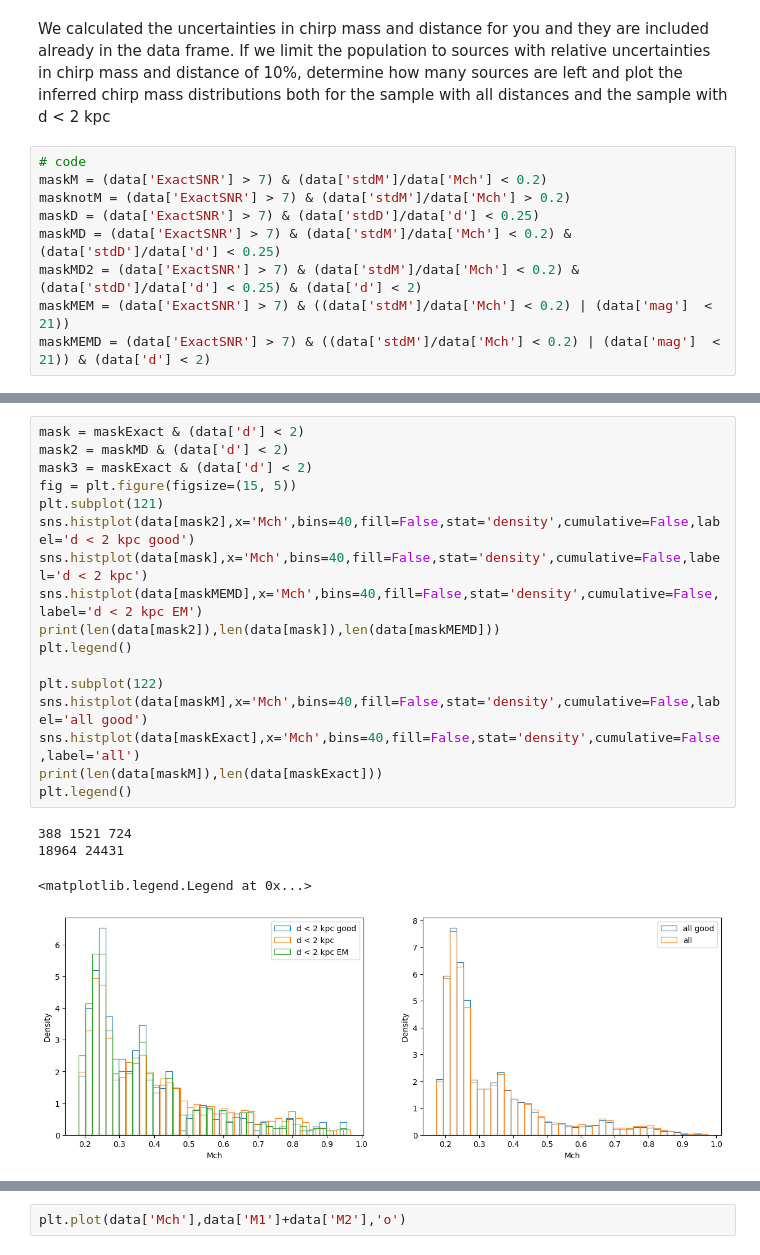
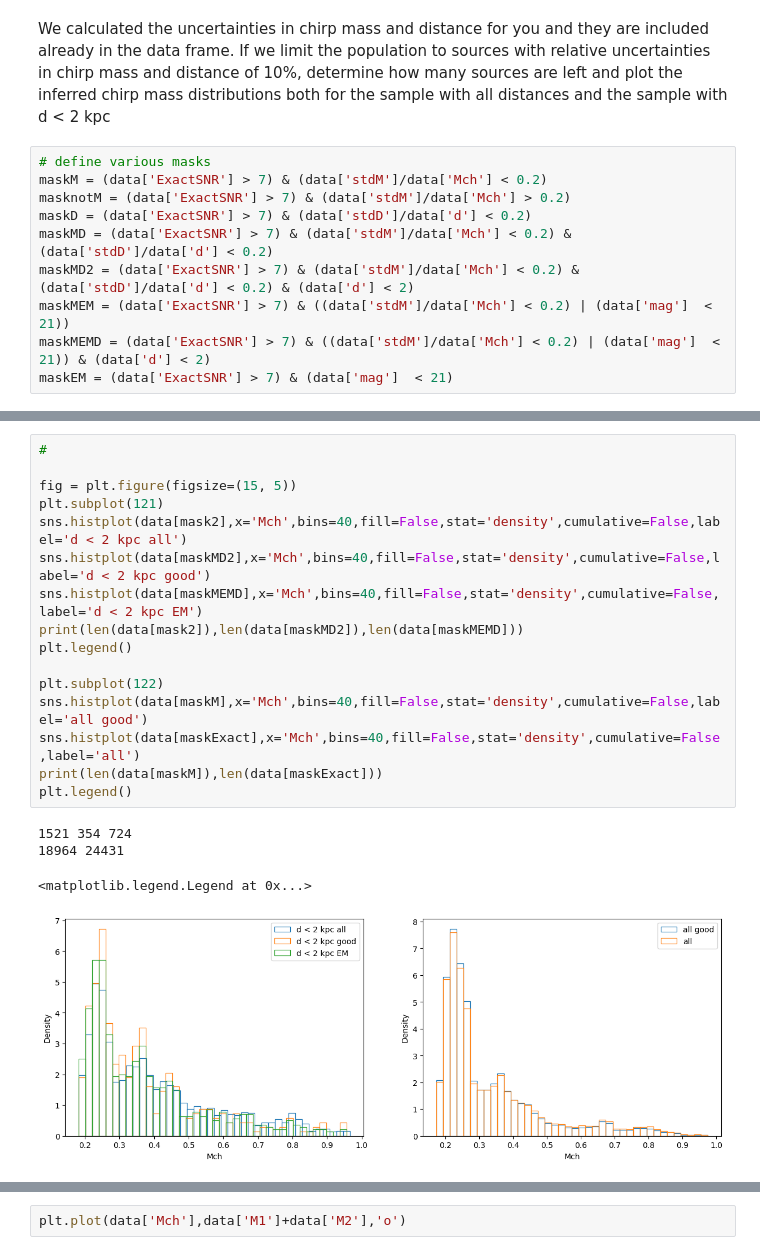
Before and after one commit to nelemans/LISA_GB_population, a Jupyter notebook: LISA_community_day_populations_filled.ipynb, the cells around one changed output, grey strips where cells are left out. Drawn from its saved outputs; the diff is of its cells as text.

```diff
--- a/LISA_community_day_populations_filled.ipynb
+++ b/LISA_community_day_populations_filled.ipynb
@@ -465,11 +466,12 @@ However, we forget one thing: in order to do the above, we need to be able to me
 # %% [markdown]
 We calculated the uncertainties in chirp mass and distance for you and they are included already in the data frame. If we limit the population to sources with relative uncertainties in chirp mass and distance of 10%, determine how many sources are left and plot the inferred chirp mass distributions both for the sample with all distances and the sample with d < 2 kpc
 # %%
-# code
+# define various masks
 maskM = (data['ExactSNR'] > 7) & (data['stdM']/data['Mch'] < 0.2)
 masknotM = (data['ExactSNR'] > 7) & (data['stdM']/data['Mch'] > 0.2)
-maskD = (data['ExactSNR'] > 7) & (data['stdD']/data['d'] < 0.25)
-maskMD = (data['ExactSNR'] > 7) & (data['stdM']/data['Mch'] < 0.2) & (data['stdD']/data['d'] < 0.25)
-maskMD2 = (data['ExactSNR'] > 7) & (data['stdM']/data['Mch'] < 0.2) & (data['stdD']/data['d'] < 0.25) & (data['d'] < 2)
+maskD = (data['ExactSNR'] > 7) & (data['stdD']/data['d'] < 0.2)
+maskMD = (data['ExactSNR'] > 7) & (data['stdM']/data['Mch'] < 0.2) & (data['stdD']/data['d'] < 0.2)
+maskMD2 = (data['ExactSNR'] > 7) & (data['stdM']/data['Mch'] < 0.2) & (data['stdD']/data['d'] < 0.2) & (data['d'] < 2)
 maskMEM = (data['ExactSNR'] > 7) & ((data['stdM']/data['Mch'] < 0.2) | (data['mag']  < 21))
 maskMEMD = (data['ExactSNR'] > 7) & ((data['stdM']/data['Mch'] < 0.2) | (data['mag']  < 21)) & (data['d'] < 2)
+maskEM = (data['ExactSNR'] > 7) & (data['mag']  < 21)
@@ -480,23 +482,22 @@ len(data[maskExact])
 # %%
-mask = maskExact & (data['d'] < 2)
-mask2 = maskMD & (data['d'] < 2)
-mask3 = maskExact & (data['d'] < 2)
+#
+
 fig = plt.figure(figsize=(15, 5))
 plt.subplot(121)
-sns.histplot(data[mask2],x='Mch',bins=40,fill=False,stat='density',cumulative=False,label='d < 2 kpc good')
-sns.histplot(data[mask],x='Mch',bins=40,fill=False,stat='density',cumulative=False,label='d < 2 kpc')
+sns.histplot(data[mask2],x='Mch',bins=40,fill=False,stat='density',cumulative=False,label='d < 2 kpc all')
+sns.histplot(data[maskMD2],x='Mch',bins=40,fill=False,stat='density',cumulative=False,label='d < 2 kpc good')
 sns.histplot(data[maskMEMD],x='Mch',bins=40,fill=False,stat='density',cumulative=False,label='d < 2 kpc EM')
-print(len(data[mask2]),len(data[mask]),len(data[maskMEMD]))
+print(len(data[mask2]),len(data[maskMD2]),len(data[maskMEMD]))
 plt.legend()
 
 plt.subplot(122)
 sns.histplot(data[maskM],x='Mch',bins=40,fill=False,stat='density',cumulative=False,label='all good')
 sns.histplot(data[maskExact],x='Mch',bins=40,fill=False,stat='density',cumulative=False,label='all')
 print(len(data[maskM]),len(data[maskExact]))
 plt.legend()
 # %% [output]
-388 1521 724
+1521 354 724
 18964 24431
 <matplotlib.legend.Legend at 0x...>
-[figure, old version]
+[figure, new version]
 # %% [markdown]
```
Also changed, not shown: parts of 18 cells of this notebook.
